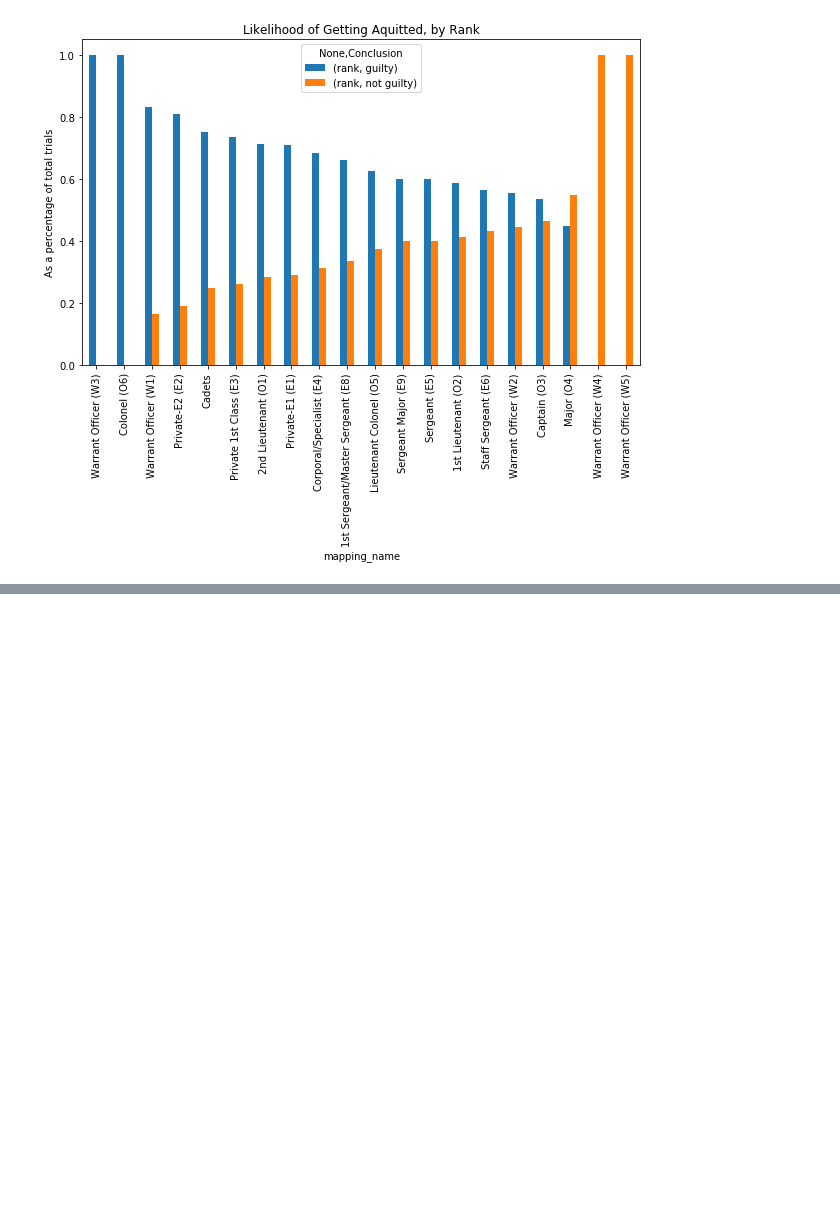
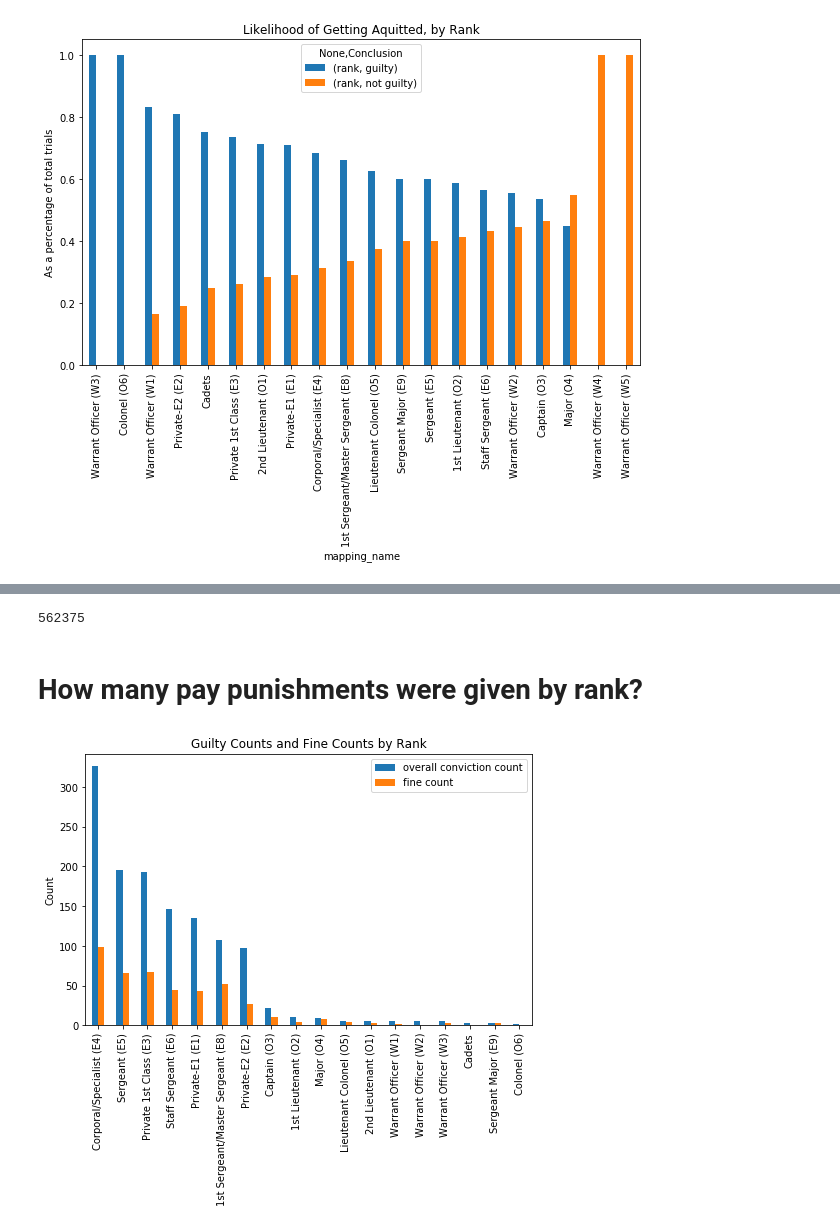
Before and after one commit to alex2awesome/armies-and-spies, a Jupyter notebook: notebooks/2018-01-28__analyze-army-data.ipynb, the cells around one changed output, grey strips where cells are left out. Cells and saved outputs as stored; diff of their text form; code cells hidden in the pictures; blank space fills up the shorter version.

```diff
--- a/notebooks/2018-01-28__analyze-army-data.ipynb
+++ b/notebooks/2018-01-28__analyze-army-data.ipynb
@@ -154,0 +214,6 @@ plt.title('Likelihood of Getting Aquitted, by Rank')
+# %%
+pay_terms = ['$', ' fined ','forfeit','pay']
+punishments_count = (punishments_count
+                     .reset_index()
+                     .rename(columns={'index':'punishment',0:'count'})
+                    )
@@ -154,0 +296,32 @@ plt.title('Likelihood of Getting Aquitted, by Rank')
+# %%
+list_concrete_fined_punishments.sum()
+# %% [output]
+562375
+# %% [markdown]
+# How many pay punishments were given by rank?
+# %%
+guilty_counts = by_conviction_counts_df.reset_index().pipe(lambda df: df[df['Conclusion'] =='guilty'][['mapping_name','rank']])
+# %%
+fine_counts = ((army_df[army_df['Sentence']
+         .fillna('')
+         .pipe(lambda s: s.apply(lambda x: any([term in x for term in pay_terms])))]).Rank.value_counts().to_frame('count')
+.merge(
+    master_mapping_df,
+    how='left',
+    left_index=True, right_index=True
+).groupby('mapping_name')['count'].sum())
+# %%
+guilty_and_fine_counts = (guilty_counts
+ .rename(columns={'rank':'overall conviction count'})
+ .merge(fine_counts.to_frame('fine count'), how='left', right_index=True, left_on='mapping_name')
+ .set_index('mapping_name')
+ .fillna(0)
+ .sort_values('overall conviction count', ascending=False)
+ .astype(int)
+)
+guilty_and_fine_counts.plot(kind='bar', figsize=(8, 5))
+plt.title('Guilty Counts and Fine Counts by Rank')
+plt.ylabel('Count')
+plt.xlabel('');
+# %% [output]
+[figure, added]
```
Also changed, not shown: parts of 30 cells of this notebook.
